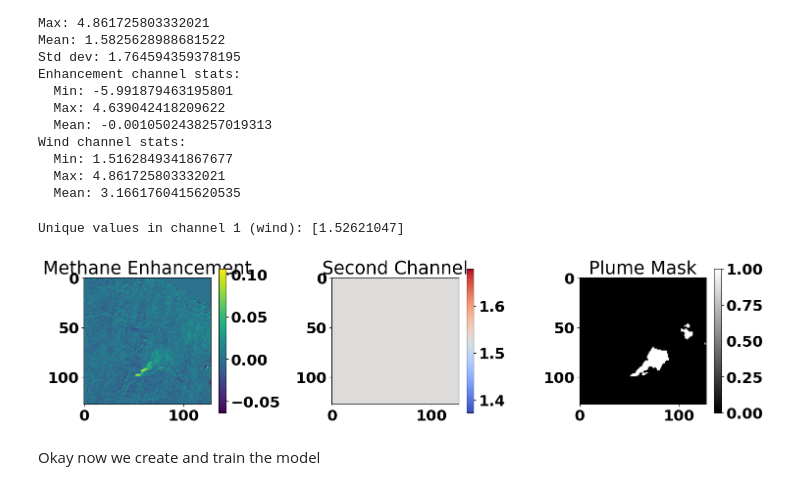
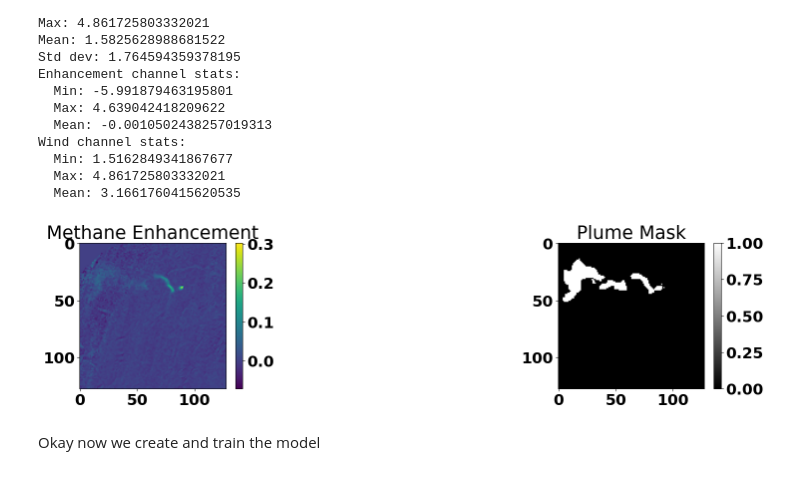
Before and after one commit to alibecerra/Methane, a Jupyter notebook: simulated-training/dataverse_files/U_Plume_Notebook.ipynb, the cells around one changed output. Drawn from its saved outputs; the diff is of its cells as text; code cells hidden in the pictures.

```diff
--- a/simulated-training/dataverse_files/U_Plume_Notebook.ipynb
+++ b/simulated-training/dataverse_files/U_Plume_Notebook.ipynb
@@ -447,8 +447,8 @@ data = np.load("augmented_test_masks_1000_kg_h.npy")
 # /Users/aj/Downloads/uplume_traintest_images.npy
 # /Users/aj/Downloads/uplume_traintest_masks.npy
 
-imgs_path = r"/home/aj/cojects/Methane/simulated-training/uplume_traintest_images.npy"
-masks_path = r"/home/aj/cojects/Methane/simulated-training/uplume_traintest_masks.npy"
+imgs_path = r"uplume_traintest_images.npy"
+masks_path = r"uplume_traintest_masks.npy"
 
 imgs = np.load(imgs_path)
 masks = np.load(masks_path)
@@ -517,35 +517,34 @@ Wind channel stats:
   Mean: 3.1661760415620535
 # %%
 
-idx = 5  # Change this to look at other images
+idx = 8  # Change this to look at other images
 
 plt.figure(figsize=(15, 4))
 
 # Channel 0: Methane enhancement
 plt.subplot(1, 3, 1)
 plt.imshow(imgs[idx, :, :, 0], cmap='viridis')
 plt.title("Methane Enhancement")
 plt.colorbar()
 
 # Channel 1: Wind/u-component (or whatever it is)
-plt.subplot(1, 3, 2)
-plt.imshow(imgs[idx, :, :, 1], cmap='coolwarm')
-plt.title("Second Channel")
-plt.colorbar()
-print("Unique values in channel 1 (wind):", np.unique(imgs[idx, :, :, 1]))
+# plt.subplot(1, 3, 2)
+# plt.imshow(imgs[idx, :, :, 1], cmap='coolwarm')
+# plt.title("Second Channel")
+# plt.colorbar()
+# print("Unique values in channel 1 (wind):", np.unique(imgs[idx, :, :, 1]))
 
 
 # Ground truth mask
 plt.subplot(1, 3, 3)
 plt.imshow(masks[idx], cmap='gray')
 plt.title("Plume Mask")
 plt.colorbar()
 
 plt.tight_layout()
 plt.show()
 # %% [output]
-Unique values in channel 1 (wind): [1.52621047]
-[figure, old version]
+[figure, new version]
 # %%
 #Once you have your formatted image and mask arrays the following line of code will randomly subset
 #90% of them for training and 10% for testing. This ratio can be changed by altering the test_size
```
Also changed, not shown: parts of 7 cells of this notebook, 5 other files.
